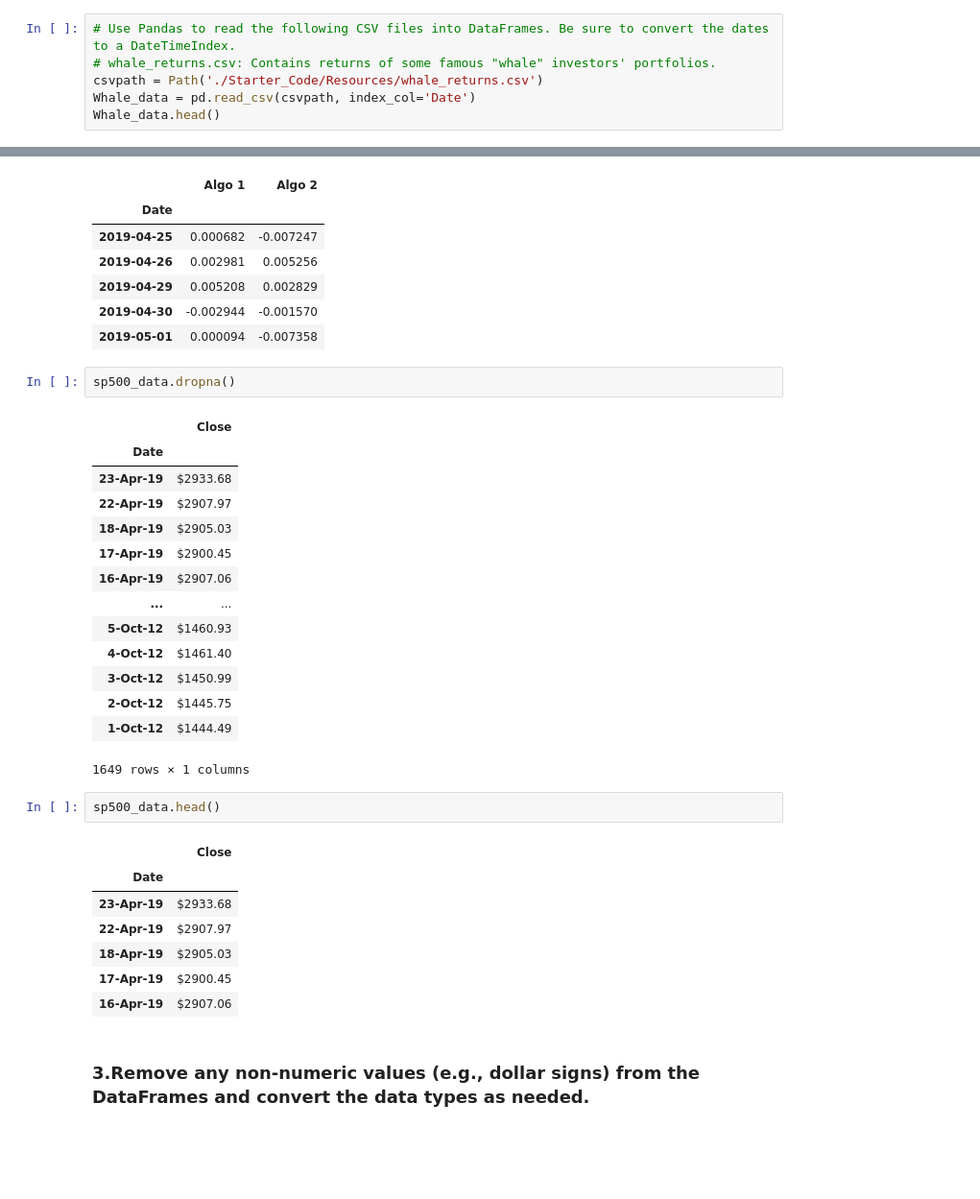
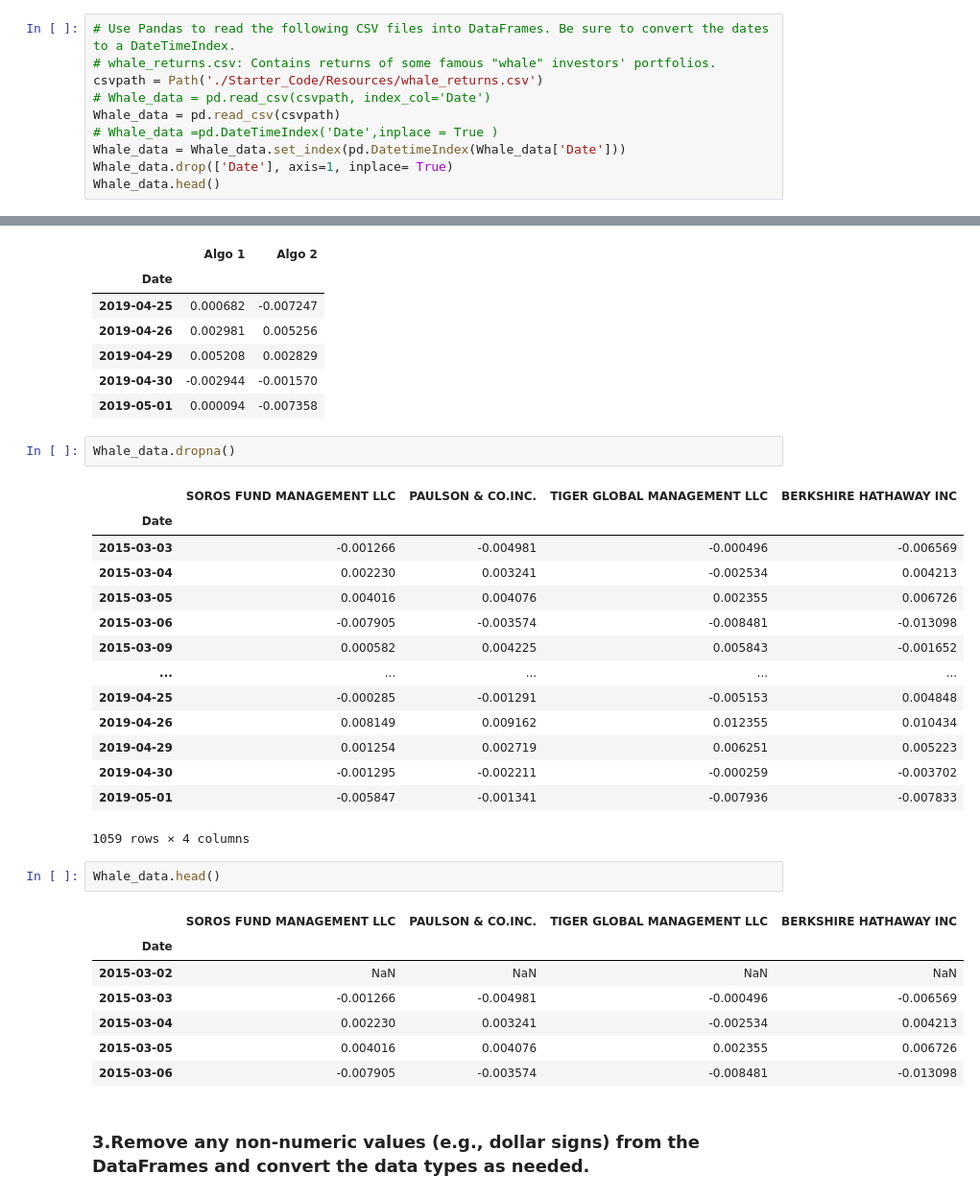
Before and after one commit to JeepCannon/Module4_Challenge, a Jupyter notebook: Mod4_Challenge.ipynb, the cells around one changed output, grey strips where cells are left out. Shown: that part at 96% size. Cells and saved outputs as stored; diff of their text form; blank space fills up the shorter version.

```diff
--- a/Mod4_Challenge.ipynb
+++ b/Mod4_Challenge.ipynb
@@ -10,7 +10,11 @@ import pandas as pd
 # Use Pandas to read the following CSV files into DataFrames. Be sure to convert the dates to a DateTimeIndex.
 # whale_returns.csv: Contains returns of some famous "whale" investors' portfolios.
 csvpath = Path('./Starter_Code/Resources/whale_returns.csv')
-Whale_data = pd.read_csv(csvpath, index_col='Date')
+# Whale_data = pd.read_csv(csvpath, index_col='Date')
+Whale_data = pd.read_csv(csvpath)
+# Whale_data =pd.DateTimeIndex('Date',inplace = True )
+Whale_data = Whale_data.set_index(pd.DatetimeIndex(Whale_data['Date']))
+Whale_data.drop(['Date'], axis=1, inplace= True)
 Whale_data.head()
 # %% [output]
 |  | SOROS FUND MANAGEMENT LLC | PAULSON & CO.INC. | TIGER GLOBAL MANAGEMENT LLC | BERKSHIRE HATHAWAY INC |
@@ -93,32 +122,32 @@ Algo_data.tail()
 | 2019-04-30 | -0.002944 | -0.001570 |
 | 2019-05-01 | 0.000094 | -0.007358 |
 # %%
-sp500_data.dropna()
+Whale_data.dropna()
 # %% [output]
-|  | Close |
-| Date |  |
-| 23-Apr-19 | $2933.68 |
-| 22-Apr-19 | $2907.97 |
-| 18-Apr-19 | $2905.03 |
-| 17-Apr-19 | $2900.45 |
-| 16-Apr-19 | $2907.06 |
-| ... | ... |
-| 5-Oct-12 | $1460.93 |
-| 4-Oct-12 | $1461.40 |
-| 3-Oct-12 | $1450.99 |
-| 2-Oct-12 | $1445.75 |
-| 1-Oct-12 | $1444.49 |
+|  | SOROS FUND MANAGEMENT LLC | PAULSON & CO.INC. | TIGER GLOBAL MANAGEMENT LLC | BERKSHIRE HATHAWAY INC |
+| Date |  |  |  |  |
+| 2015-03-03 | -0.001266 | -0.004981 | -0.000496 | -0.006569 |
+| 2015-03-04 | 0.002230 | 0.003241 | -0.002534 | 0.004213 |
+| 2015-03-05 | 0.004016 | 0.004076 | 0.002355 | 0.006726 |
+| 2015-03-06 | -0.007905 | -0.003574 | -0.008481 | -0.013098 |
+| 2015-03-09 | 0.000582 | 0.004225 | 0.005843 | -0.001652 |
+| ... | ... | ... | ... | ... |
+| 2019-04-25 | -0.000285 | -0.001291 | -0.005153 | 0.004848 |
+| 2019-04-26 | 0.008149 | 0.009162 | 0.012355 | 0.010434 |
+| 2019-04-29 | 0.001254 | 0.002719 | 0.006251 | 0.005223 |
+| 2019-04-30 | -0.001295 | -0.002211 | -0.000259 | -0.003702 |
+| 2019-05-01 | -0.005847 | -0.001341 | -0.007936 | -0.007833 |
-1649 rows × 1 columns
+1059 rows × 4 columns
 # %%
-sp500_data.head()
+Whale_data.head()
 # %% [output]
-|  | Close |
-| Date |  |
-| 23-Apr-19 | $2933.68 |
-| 22-Apr-19 | $2907.97 |
-| 18-Apr-19 | $2905.03 |
-| 17-Apr-19 | $2900.45 |
-| 16-Apr-19 | $2907.06 |
+|  | SOROS FUND MANAGEMENT LLC | PAULSON & CO.INC. | TIGER GLOBAL MANAGEMENT LLC | BERKSHIRE HATHAWAY INC |
+| Date |  |  |  |  |
+| 2015-03-02 | NaN | NaN | NaN | NaN |
+| 2015-03-03 | -0.001266 | -0.004981 | -0.000496 | -0.006569 |
+| 2015-03-04 | 0.002230 | 0.003241 | -0.002534 | 0.004213 |
+| 2015-03-05 | 0.004016 | 0.004076 | 0.002355 | 0.006726 |
+| 2015-03-06 | -0.007905 | -0.003574 | -0.008481 | -0.013098 |
 # %% [markdown]
 ### 3.Remove any non-numeric values (e.g., dollar signs) from the DataFrames and convert the data types as needed.
 # %%
```
Also changed, not shown: parts of 33 cells of this notebook.
